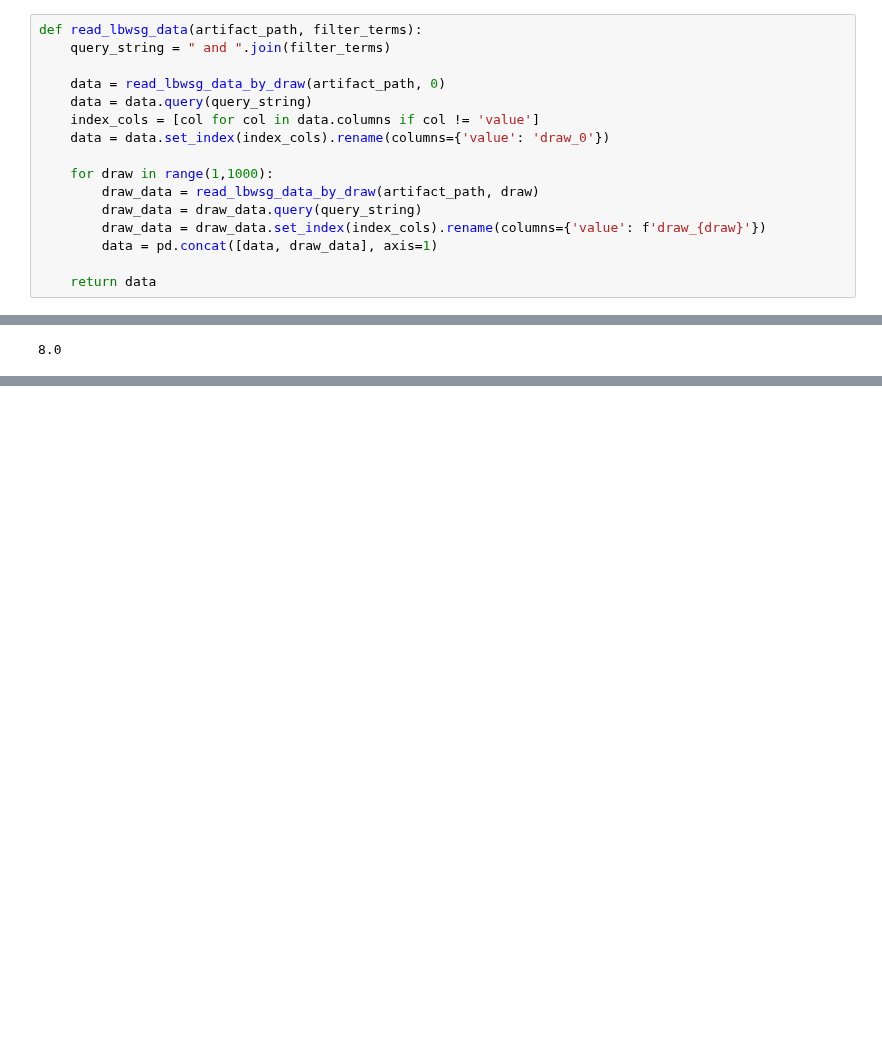
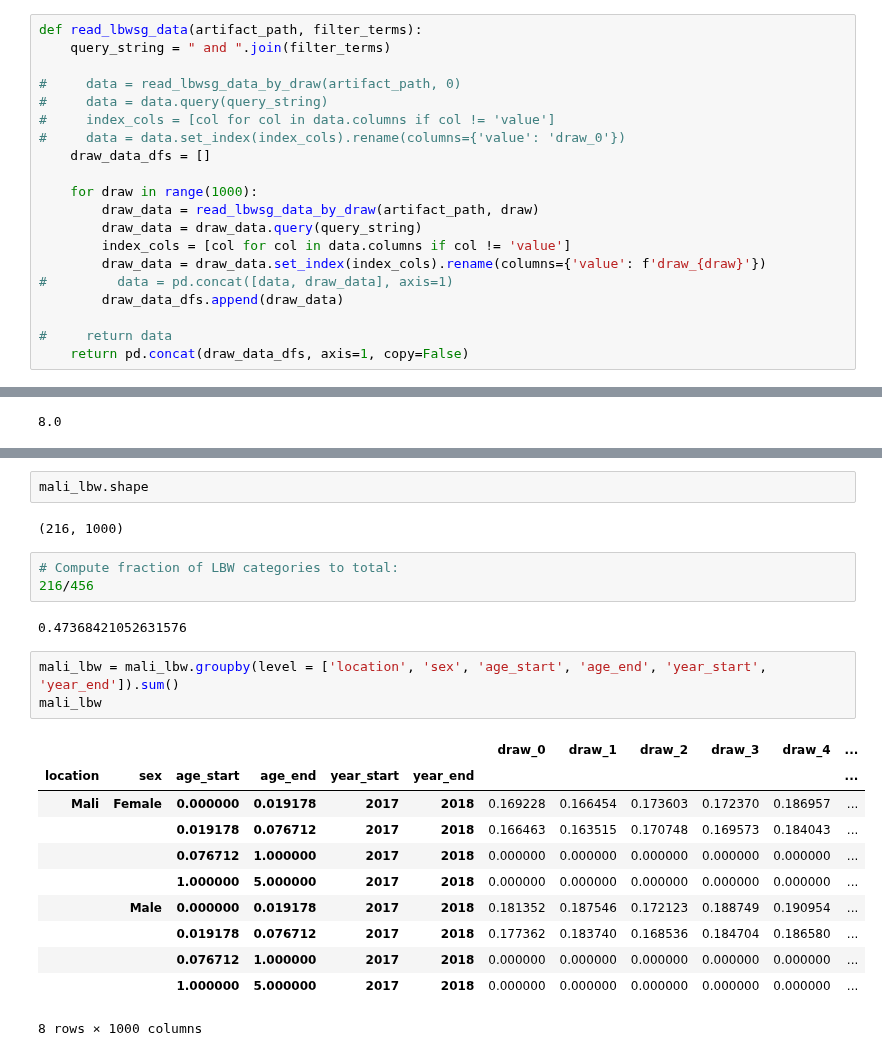
Before and after one commit to ihmeuw/vivarium_data_analysis, a Jupyter notebook: output_processing/gates_bep/2020_02_05b_mali_lbwsg.ipynb, the cells around one changed output, grey strips where cells are left out. Cells and saved outputs as stored; diff of their text form; blank space fills up the shorter version.

```diff
--- a/output_processing/gates_bep/2020_02_05b_mali_lbwsg.ipynb
+++ b/output_processing/gates_bep/2020_02_05b_mali_lbwsg.ipynb
@@ -152,18 +152,22 @@ mali_lbwsg_reduced.set_index(index_cols).rename(columns={'value': 'draw_0'})
 def read_lbwsg_data(artifact_path, filter_terms):
     query_string = " and ".join(filter_terms)
 
-    data = read_lbwsg_data_by_draw(artifact_path, 0)
-    data = data.query(query_string)
-    index_cols = [col for col in data.columns if col != 'value']
-    data = data.set_index(index_cols).rename(columns={'value': 'draw_0'})
+#     data = read_lbwsg_data_by_draw(artifact_path, 0)
+#     data = data.query(query_string)
+#     index_cols = [col for col in data.columns if col != 'value']
+#     data = data.set_index(index_cols).rename(columns={'value': 'draw_0'})
+    draw_data_dfs = []
 
-    for draw in range(1,1000):
+    for draw in range(1000):
         draw_data = read_lbwsg_data_by_draw(artifact_path, draw)
         draw_data = draw_data.query(query_string)
+        index_cols = [col for col in data.columns if col != 'value']
         draw_data = draw_data.set_index(index_cols).rename(columns={'value': f'draw_{draw}'})
-        data = pd.concat([data, draw_data], axis=1)
+#         data = pd.concat([data, draw_data], axis=1)
+        draw_data_dfs.append(draw_data)
 
-    return data
+#     return data
+    return pd.concat(draw_data_dfs, axis=1, copy=False)
 # %%
 mali_lbwsg = read_lbwsg_data(artifact_dir + 'mali.hdf', ['year_start == 2017', 'age_start < 5'])
 mali_lbwsg.head()
@@ -197,0 +227,24 @@ mali_lbwsg.index.get_level_values('parameter').nunique()
+# %%
+mali_lbw.shape
+# %% [output]
+(216, 1000)
+# %%
+# Compute fraction of LBW categories to total:
+216/456
+# %% [output]
+0.47368421052631576
+# %%
+mali_lbw = mali_lbw.groupby(level = ['location', 'sex', 'age_start', 'age_end', 'year_start', 'year_end']).sum()
+mali_lbw
+# %% [output]
+|  |  |  |  |  |  | draw_0 | draw_1 | draw_2 | draw_3 | draw_4 | ... |
+| location | sex | age_start | age_end | year_start | year_end |  |  |  |  |  | ... |
+| Mali | Female | 0.000000 | 0.019178 | 2017 | 2018 | 0.169228 | 0.166454 | 0.173603 | 0.172370 | 0.186957 | ... |
+|  |  | 0.019178 | 0.076712 | 2017 | 2018 | 0.166463 | 0.163515 | 0.170748 | 0.169573 | 0.184043 | ... |
+|  |  | 0.076712 | 1.000000 | 2017 | 2018 | 0.000000 | 0.000000 | 0.000000 | 0.000000 | 0.000000 | ... |
+|  |  | 1.000000 | 5.000000 | 2017 | 2018 | 0.000000 | 0.000000 | 0.000000 | 0.000000 | 0.000000 | ... |
+|  | Male | 0.000000 | 0.019178 | 2017 | 2018 | 0.181352 | 0.187546 | 0.172123 | 0.188749 | 0.190954 | ... |
+|  |  | 0.019178 | 0.076712 | 2017 | 2018 | 0.177362 | 0.183740 | 0.168536 | 0.184704 | 0.186580 | ... |
+|  |  | 0.076712 | 1.000000 | 2017 | 2018 | 0.000000 | 0.000000 | 0.000000 | 0.000000 | 0.000000 | ... |
+|  |  | 1.000000 | 5.000000 | 2017 | 2018 | 0.000000 | 0.000000 | 0.000000 | 0.000000 | 0.000000 | ... |
+8 rows × 1000 columns
```
Also changed, not shown: parts of 23 cells of this notebook.
